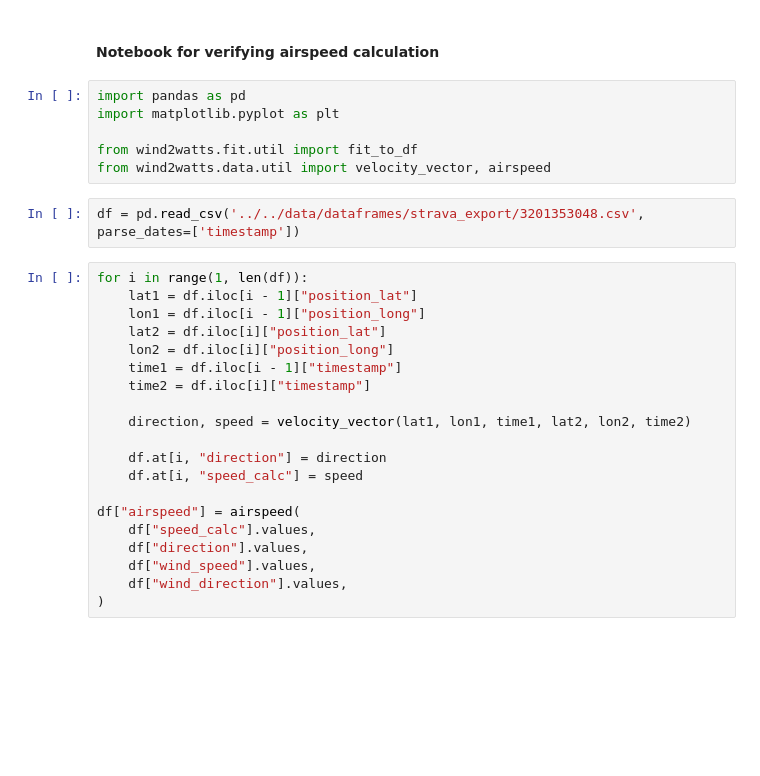
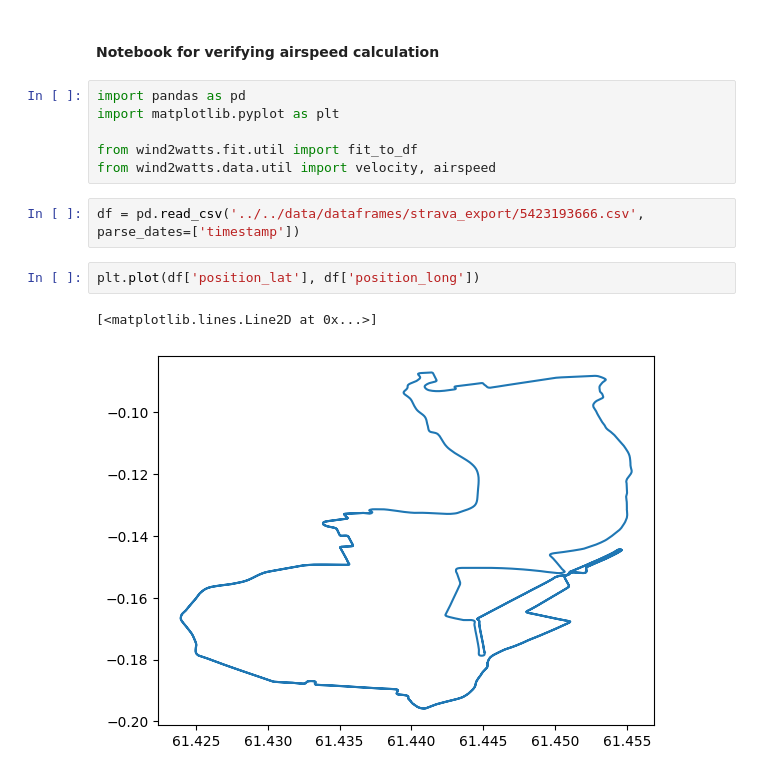
Before and after one commit to becklabs/wind2watts, a Jupyter notebook: notebooks/misc/AirSpeed.ipynb, the cells around one changed output. Cells and saved outputs as stored; diff of their text form; blank space fills up the shorter version.

```diff
--- a/notebooks/misc/AirSpeed.ipynb
+++ b/notebooks/misc/AirSpeed.ipynb
@@ -5,26 +5,11 @@ import pandas as pd
 import matplotlib.pyplot as plt
 
 from wind2watts.fit.util import fit_to_df
-from wind2watts.data.util import velocity_vector, airspeed
+from wind2watts.data.util import velocity, airspeed
 # %%
-df = pd.read_csv('../../data/dataframes/strava_export/3201353048.csv', parse_dates=['timestamp'])
+df = pd.read_csv('../../data/dataframes/strava_export/5423193666.csv', parse_dates=['timestamp'])
-# %%
-for i in range(1, len(df)):
-    lat1 = df.iloc[i - 1]["position_lat"]
-    lon1 = df.iloc[i - 1]["position_long"]
-    lat2 = df.iloc[i]["position_lat"]
-    lon2 = df.iloc[i]["position_long"]
-    time1 = df.iloc[i - 1]["timestamp"]
-    time2 = df.iloc[i]["timestamp"]
-
-    direction, speed = velocity_vector(lat1, lon1, time1, lat2, lon2, time2)
-
-    df.at[i, "direction"] = direction
-    df.at[i, "speed_calc"] = speed
-
-df["airspeed"] = airspeed(
-    df["speed_calc"].values,
-    df["direction"].values,
-    df["wind_speed"].values,
-    df["wind_direction"].values,
-)
+# %%
+plt.plot(df['position_lat'], df['position_long'])
+# %% [output]
+[<matplotlib.lines.Line2D at 0x...>]
+[figure, added]
```
Also changed, not shown: parts of 4 cells of this notebook, 19 other files.
